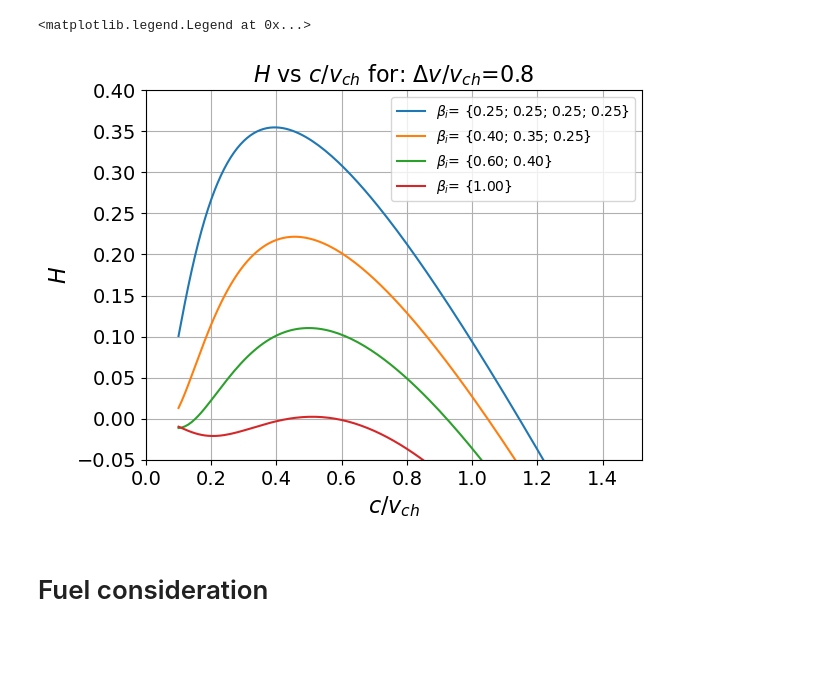
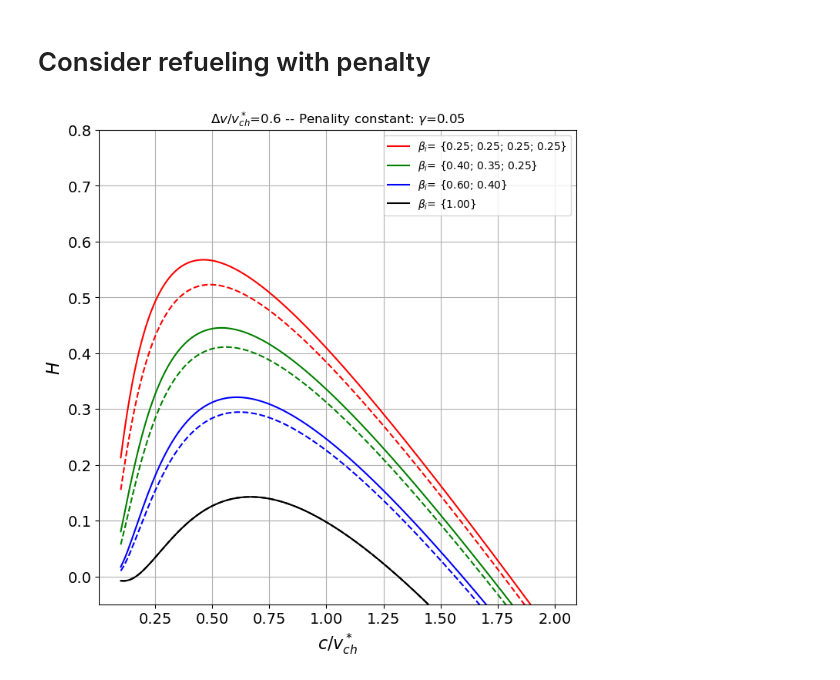
Before and after one commit to Rafid-Ben/Propulsion_optimization, a Jupyter notebook: refueling_metrics.ipynb, the cells around one changed output. Cells and saved outputs as stored; diff of their text form; code cells hidden in the pictures; blank space fills up the shorter version.

```diff
--- a/refueling_metrics.ipynb
+++ b/refueling_metrics.ipynb
@@ -81,35 +296,44 @@ plt.show()
+# %% [markdown]
+# Consider refueling with penalty
 # %%
-y=0.8
-x_vec=np.arange(0.1,2.01,0.01)
+y=0.6
+gamma=0.05
+x_vec = np.arange(0.1, 2.01, 0.01)
 
-sequence_list = list(( np.array([.25, .25, .25, .25]), \
-                      np.array([.4, .35, .25]), \
-                      np.array([.6, .4]), \
+sequence_list = list((np.array([.25, .25, .25, .25]),
+                      np.array([.4, .35, .25]),
+                      np.array([.6, .4]),
                       np.array([1])))
 
-
-for sequence in sequence_list:
-    Hm=[]
-    for x in x_vec:
-        Hm.append(H_mission(x,y,sequence))
-
-    betas_str = r'$\beta_i$= {' + '; '.join([f"{beta:.2f}" for beta in sequence]) + '}'
-    plt.plot(x_vec,Hm,label=betas_str)
+color_list=["r","g","b","k"]
 
 
-plt.xlim([0,1.52])
-plt.ylim([-.05,.4])
+fig=plt.figure(figsize=(8,8))
+for idx, sequence in enumerate(sequence_list):
 
-plt.xlabel(r'$c/v_{ch}$',fontsize=16)
+    Hm_noref=[]
+    Hm_ref=[]
+
+    for x in x_vec:
+        Hm_noref.append(payload_mission(x,y,sequence))
+        Hm_ref.append(payload_mission_penalty(x,y,gamma,sequence))
+
+
+    str = r'$\beta_i$= {' + '; '.join([f"{beta:.2f}" for beta in sequence]) + '}'
+
+    plt.plot(x_vec,Hm_noref,"-",color=color_list[idx],label=str)
+    plt.plot(x_vec,Hm_ref,"--",color=color_list[idx])
+
+plt.ylim([-.05,.8])
+plt.xlabel(r'$c/v_{ch}^*$',fontsize=16)
 plt.ylabel(r'$H$',fontsize=16)
-plt.title(rf'$H$ vs $c/v_{{ch}}$ for: $\Delta v/v_{{ch}}$={y}',fontsize=16)
+plt.title(rf"$\Delta v/v_{{ch}}^*$={y} -- Penality constant: $\gamma$={gamma}")
 plt.legend(loc="lower right")
 plt.grid(True)
 plt.xticks(fontsize=14)
 plt.yticks(fontsize=14)
 plt.legend()
+
+plt.savefig("figures/H_penalty.png")
 # %% [output]
-<matplotlib.legend.Legend at 0x...>
-[figure, old version]
+[figure, new version]
-# %% [markdown]
-# Fuel consideration
```
Also changed, not shown: parts of 25 cells of this notebook, 4 other files.
